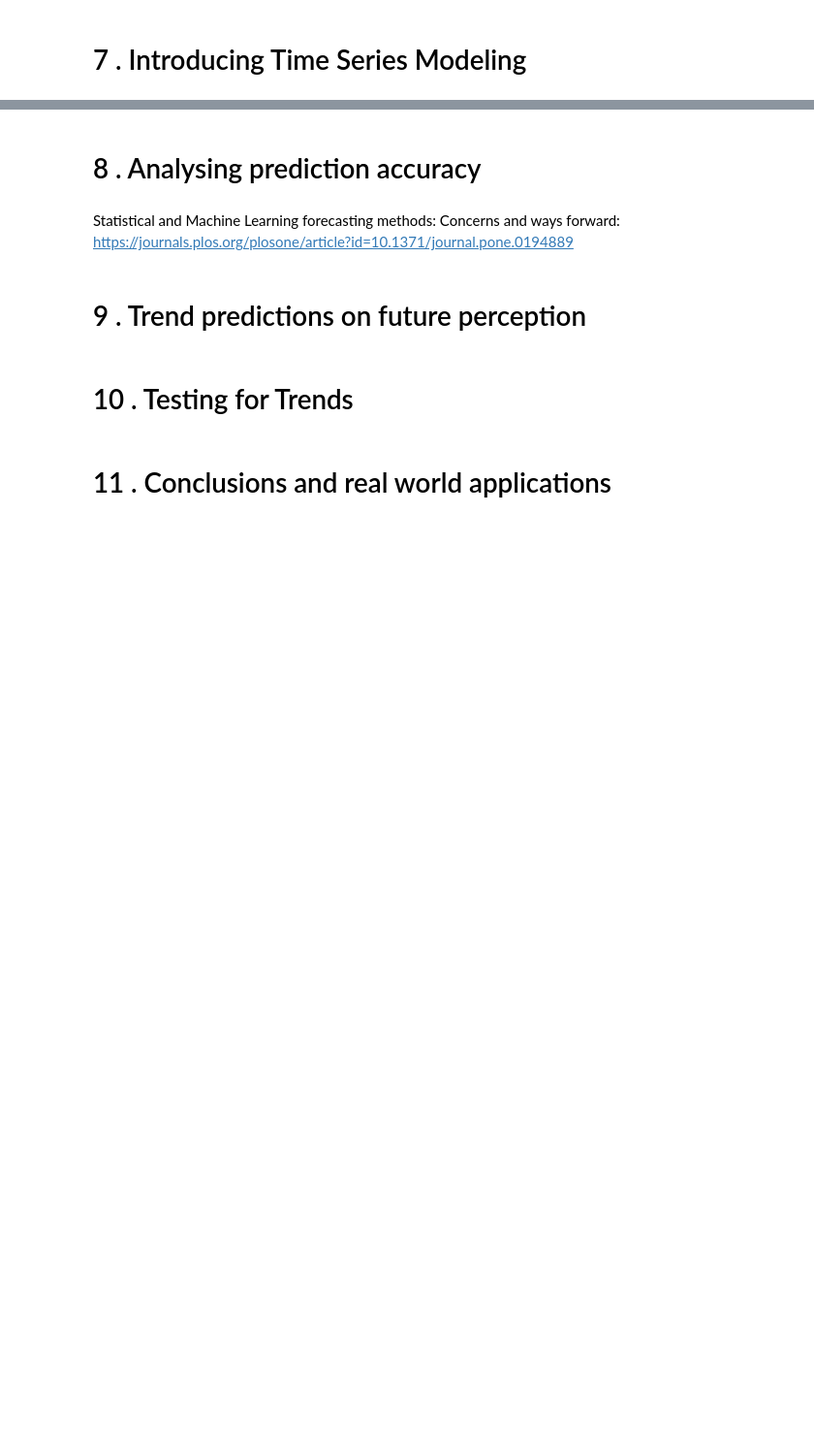
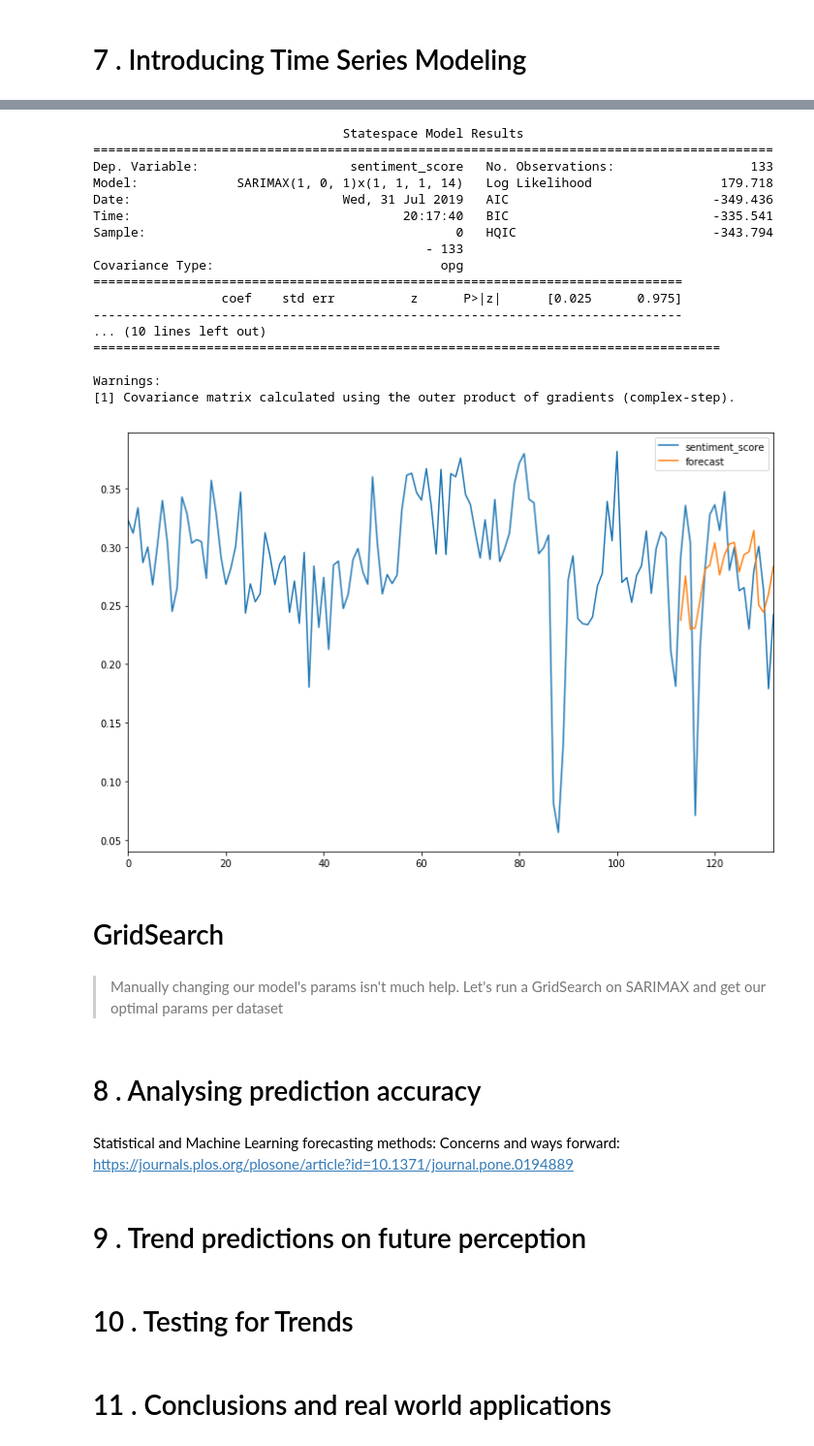
Before and after one commit to DIGITALFRANK/NLP_brand_sentiment_analysis_Time_Series_prediction, a Jupyter notebook: NLP_Time_Series.ipynb, the cells around one changed output, grey strips where cells are left out. Shown at 97% size. Cells and saved outputs as stored; diff of their text form; code cells hidden in the pictures; blank space fills up the shorter version.

```diff
--- a/NLP_Time_Series.ipynb
+++ b/NLP_Time_Series.ipynb
@@ -1075,3 +1098,28 @@ digit_index_bitcoin.tail()
+# %%
+nike_forecast_test = fit_pretict_SARIMAX('nike', nike_stationary, order=(1,0,1), seasonal_order=(1,1,1,14))
+# %% [output]
+                                 Statespace Model Results
+==========================================================================================
+Dep. Variable:                    sentiment_score   No. Observations:                  133
+Model:             SARIMAX(1, 0, 1)x(1, 1, 1, 14)   Log Likelihood                 179.718
+Date:                            Wed, 31 Jul 2019   AIC                           -349.436
+Time:                                    20:17:40   BIC                           -335.541
+Sample:                                         0   HQIC                          -343.794
+                                            - 133
+Covariance Type:                              opg
+==============================================================================
+                 coef    std err          z      P>|z|      [0.025      0.975]
+------------------------------------------------------------------------------
+... (10 lines left out)
+===================================================================================
+
+Warnings:
+[1] Covariance matrix calculated using the outer product of gradients (complex-step).
+[figure, added]
+# %% [markdown]
+# GridSearch
+# %% [markdown]
+> Manually changing our model's params isn't much help.  Let's run a GridSearch on SARIMAX and get our optimal params per dataset
 # %% [markdown]
 # 8 . Analysing prediction accuracy
 # %%
```
Also changed, not shown: parts of 9 cells of this notebook, 5 other files.
